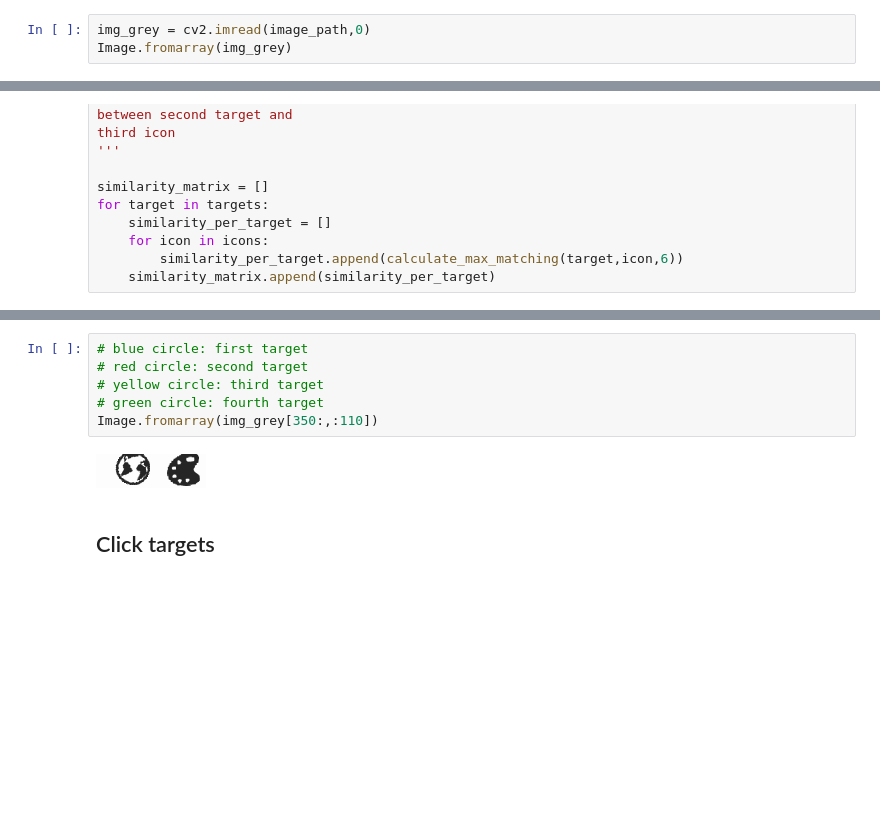
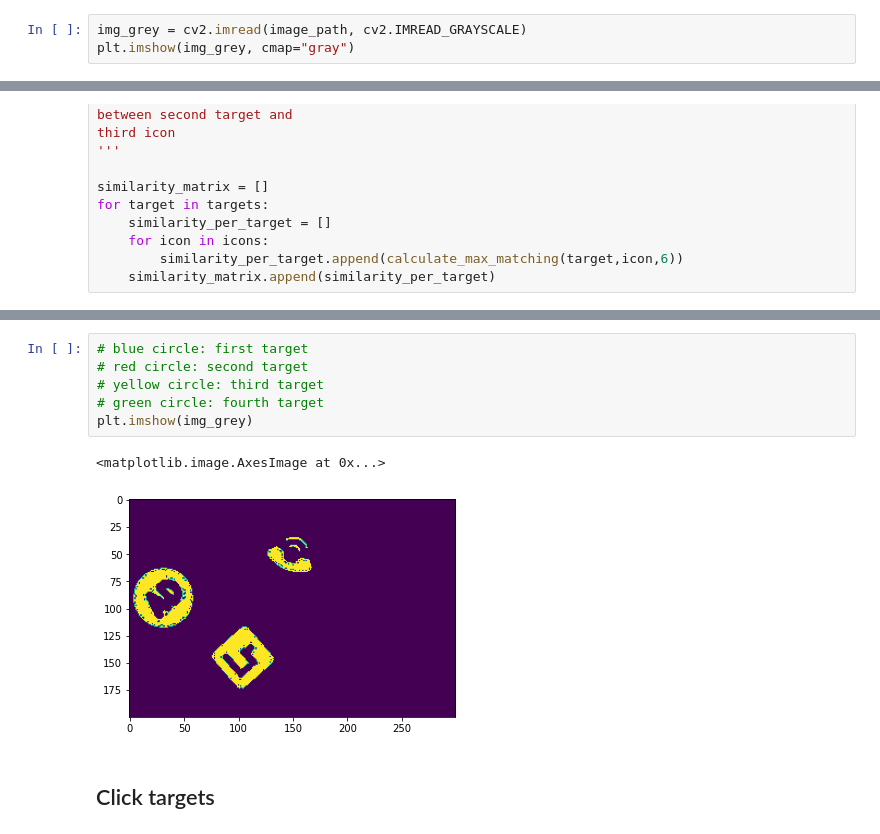
Before and after one commit to elkuno213/captcha-bypass, a Jupyter notebook: New Geetest Click Break.ipynb, the cells around one changed output, grey strips where cells are left out. Saved outputs shown, nothing was run; the diff lists cells and outputs as text; blank space fills up the shorter version.

```diff
--- a/New Geetest Click Break.ipynb
+++ b/New Geetest Click Break.ipynb
@@ -48,6 +47,6 @@ image_path = "dataset/img/1.jpg"
 # %% [markdown]
 ## Load geetest Image
 # %%
-img_grey = cv2.imread(image_path,0)
-Image.fromarray(img_grey)
+img_grey = cv2.imread(image_path, cv2.IMREAD_GRAYSCALE)
+plt.imshow(img_grey, cmap="gray")
 # %% [output]
@@ -201,11 +224,12 @@ plt.show()
 # %%
 # blue circle: first target
 # red circle: second target
 # yellow circle: third target
 # green circle: fourth target
-Image.fromarray(img_grey[350:,:110])
+plt.imshow(img_grey)
 # %% [output]
+<matplotlib.image.AxesImage at 0x...>
-[figure, old version]
+[figure, new version]
 # %% [markdown]
 ## Click targets
 # %%
```
Also changed, not shown: parts of 14 cells of this notebook, 1 other file.
